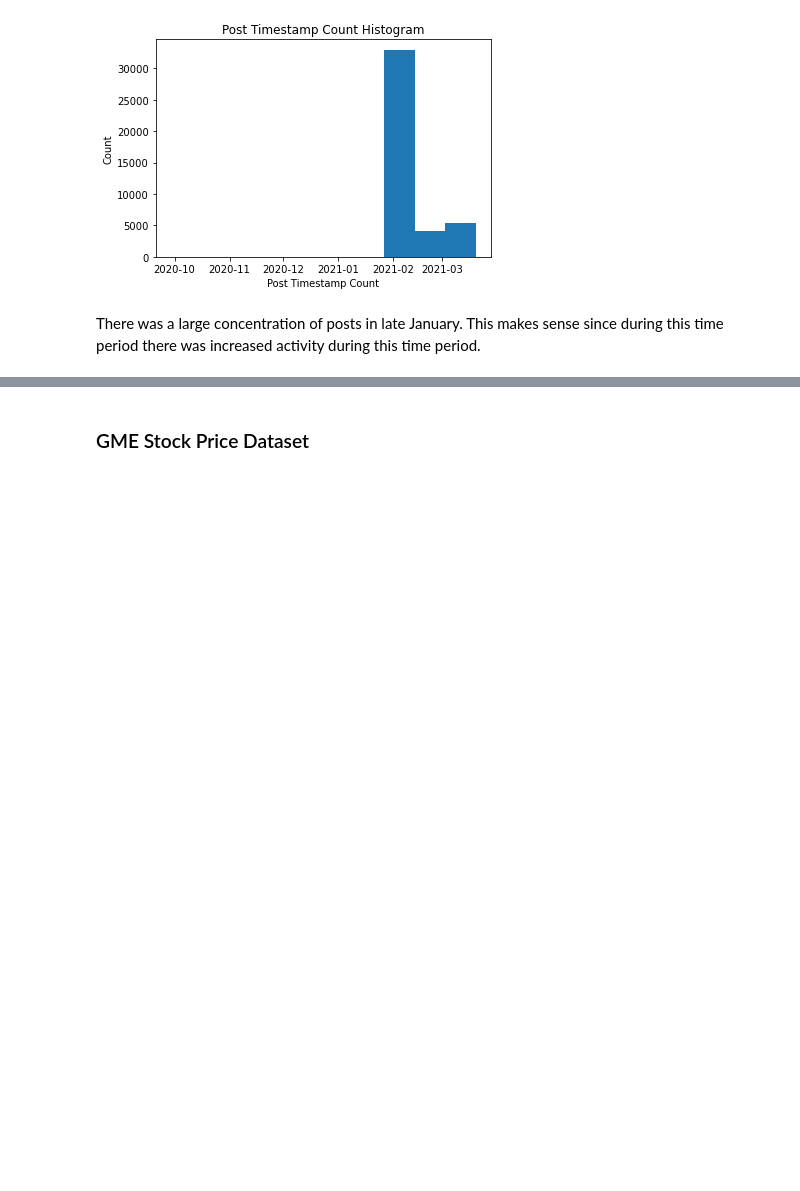
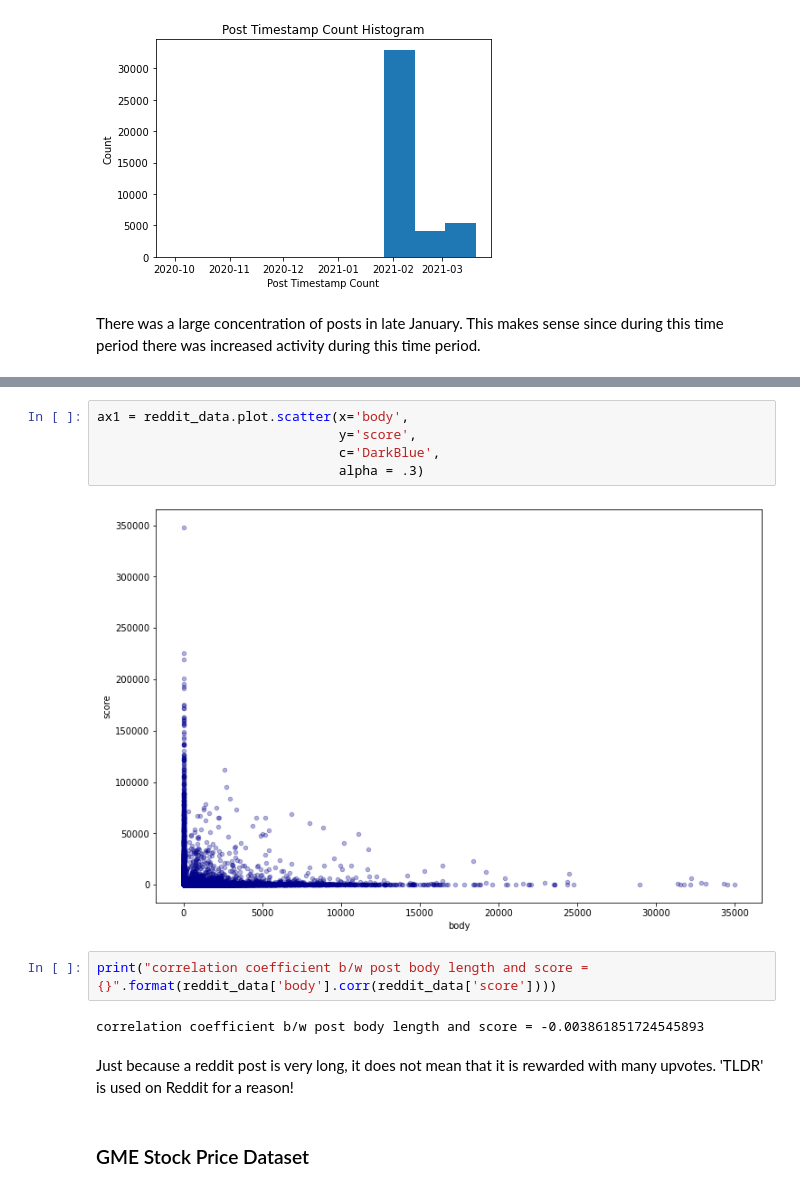
Before and after one commit to DavidFleurantin/INFO-2950-Final-Project, a Jupyter notebook: phaseII.ipynb, the cells around one changed output, grey strips where cells are left out. Saved outputs shown, nothing was run; the diff lists cells and outputs as text; blank space fills up the shorter version.

```diff
--- a/phaseII.ipynb
+++ b/phaseII.ipynb
@@ -461,3 +539,16 @@ There was a large concentration of posts in late January. This makes sense since
+# %%
+ax1 = reddit_data.plot.scatter(x='body',
+                               y='score',
+                               c='DarkBlue',
+                               alpha = .3)
+# %% [output]
+[figure, added]
+# %%
+print("correlation coefficient b/w post body length and score = {}".format(reddit_data['body'].corr(reddit_data['score'])))
+# %% [output]
+correlation coefficient b/w post body length and score = -0.003861851724545893
+# %% [markdown]
+Just because a reddit post is very long, it does not mean that it is rewarded with many upvotes. 'TLDR' is used on Reddit for a reason!
 # %% [markdown]
 ### GME Stock Price Dataset
 # %%
```
Also changed, not shown: parts of 21 cells of this notebook, 4 other files.
